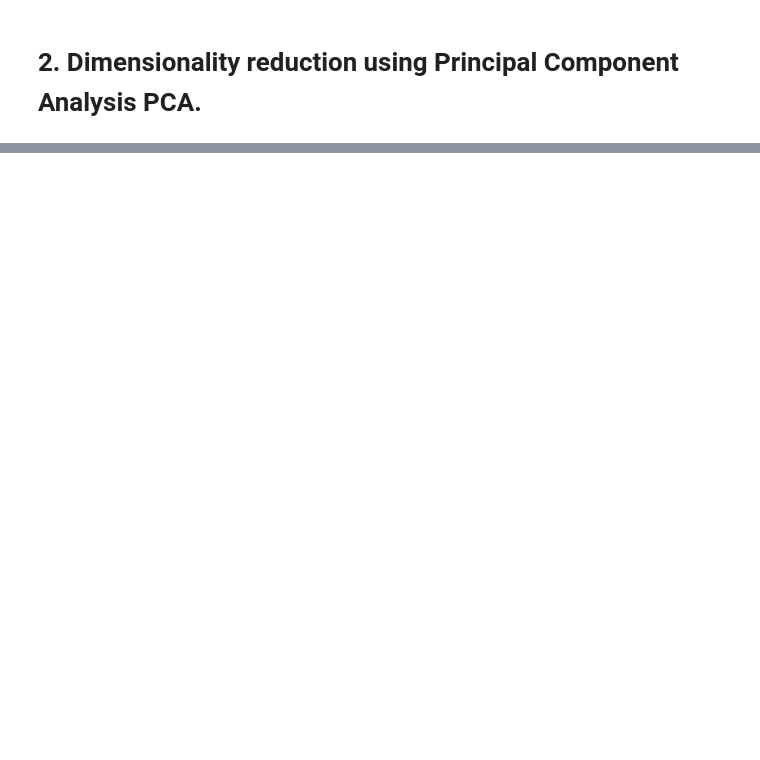
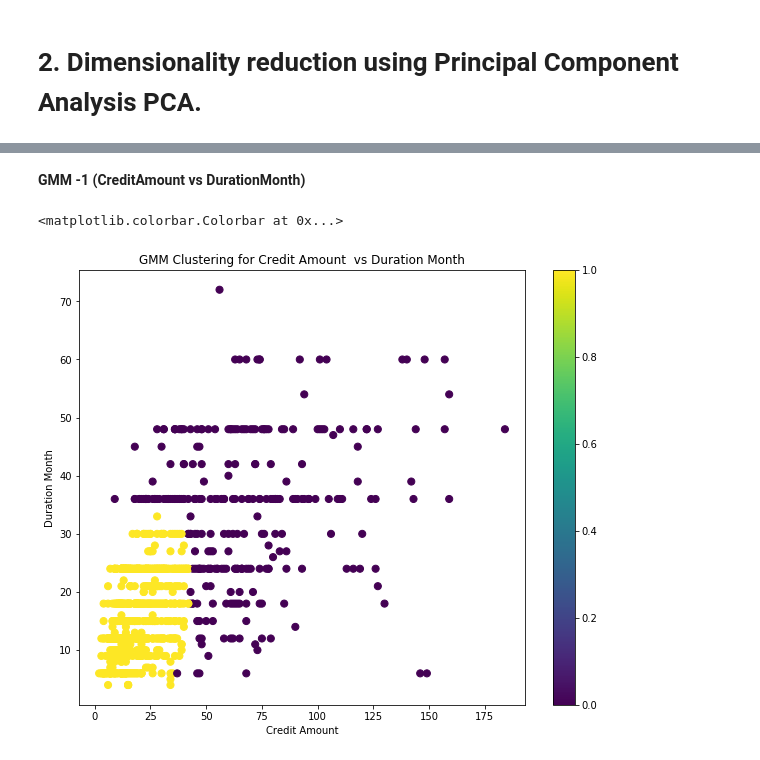
Before and after one commit to anvitha-jain/MLColab, a Jupyter notebook: Midterm.ipynb, the cells around one changed output, grey strips where cells are left out. Saved outputs shown, nothing was run; the diff lists cells and outputs as text; code cells hidden in the pictures; blank space fills up the shorter version.

```diff
--- a/Midterm.ipynb
+++ b/Midterm.ipynb
@@ -438,0 +524,27 @@ Text(0.5, 1, 'Correlation Mapping between features')
+# %% [markdown]
+**GMM -1 (CreditAmount  vs DurationMonth)**
+# %%
+gmm1 = germandf[['CreditAmount', 'DurationMonth']]
+from sklearn.mixture import GaussianMixture
+def doGMM(X, nclust=2):
+    model = GaussianMixture(n_components=nclust)
+    model.fit(X)
+    clust_labels5 = model.predict(X)
+    return (clust_labels5)
+
+clust_labels5 = doGMM(gmm1)
+gmm = pd.DataFrame(clust_labels5)
+gmm1.insert((gmm1.shape[1]),'gmm',gmm)
+
+
+fig = plt.figure(figsize=(10, 8))
+ax = fig.add_subplot(111)
+scatter = ax.scatter(gmm1['CreditAmount'],gmm1['DurationMonth'],
+                     c=gmm[0],s=50)
+ax.set_title('GMM Clustering for Credit Amount  vs Duration Month')
+ax.set_xlabel('Credit Amount')
+ax.set_ylabel('Duration Month')
+plt.colorbar(scatter)
+# %% [output]
+<matplotlib.colorbar.Colorbar at 0x...>
+[figure, added]
```
Also changed, not shown: parts of 48 cells of this notebook.
